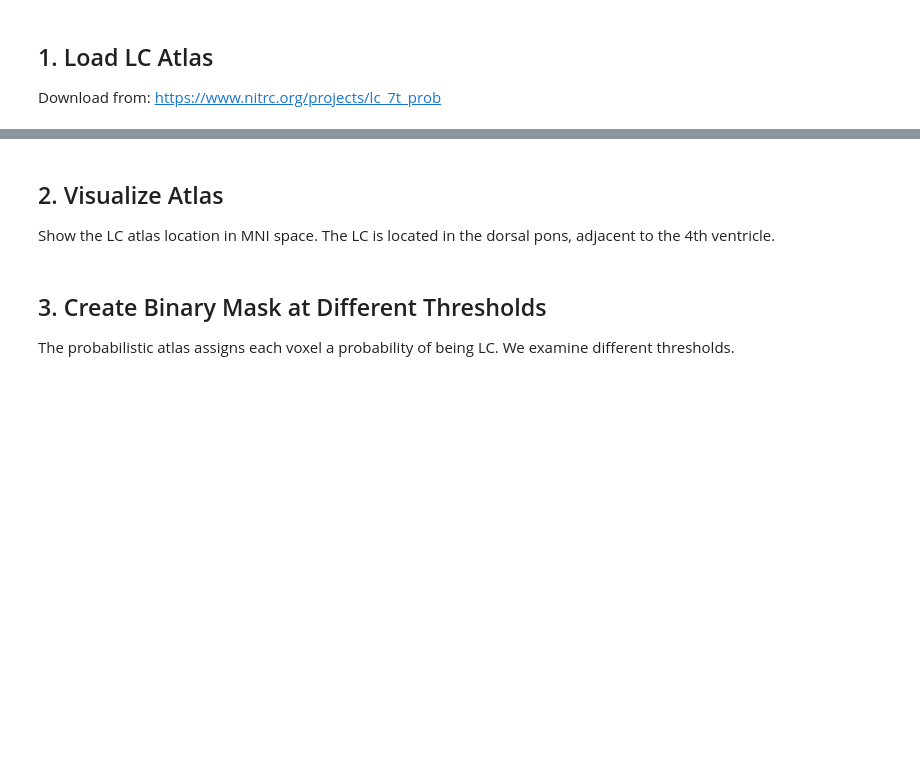
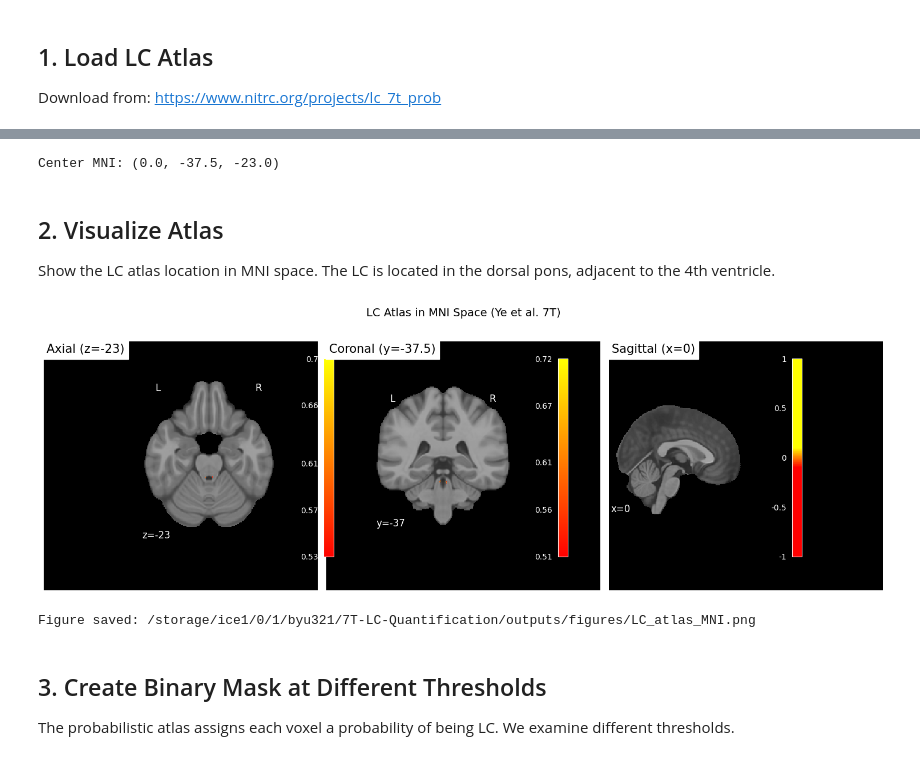
Before and after one commit to brennen-yu/7T-LC-Quantification, a Jupyter notebook: notebooks/03_atlas_application.ipynb, the cells around one changed output, grey strips where cells are left out. Drawn from its saved outputs; the diff is of its cells as text; code cells hidden in the pictures; blank space fills up the shorter version.

```diff
--- a/notebooks/03_atlas_application.ipynb
+++ b/notebooks/03_atlas_application.ipynb
@@ -69,3 +90,30 @@ else:
+# %%
+# Full Bounding Box Check
+from nilearn.image import coord_transform
+
+indices = np.where(lc_atlas_data > 0)
+x_idx, y_idx, z_idx = indices[0], indices[1], indices[2]
+
+def get_mni_range(indices, dim_idx):
+    min_i, max_i = indices.min(), indices.max()
+    # Transform assumes x,y,z order.
+    # Note: affine maps (i,j,k) -> (x,y,z).
+    # We need to construct the full coordinate vector.
+    # Simple approximation using diagonal if affine is simple, but let's be robust:
+
+    # Get center coordinate
+    center_idx = int((min_i + max_i)/2)
+    return center_idx # Just returning index for now is less useful.
+
+# Let's just print the raw indices range and map the CENTERS to MNI
+cx = int((x_idx.min() + x_idx.max()) / 2)
+cy = int((y_idx.min() + y_idx.max()) / 2)
+cz = int((z_idx.min() + z_idx.max()) / 2)
+
+mni_center = coord_transform(cx, cy, cz, lc_atlas_img.affine)
+print(f"Center MNI: {mni_center}")
+# %% [output]
+Center MNI: (0.0, -37.5, -23.0)
 # %% [markdown]
 ## 2. Visualize Atlas
 
@@ -73,36 +121,39 @@ Show the LC atlas location in MNI space. The LC is located in the dorsal pons, a
 # %%
 # Plot atlas on MNI template
 mni_template = load_mni152_template()
 
 fig, axes = plt.subplots(1, 3, figsize=(15, 5))
 
 # LC is approximately at these MNI coordinates
 # x: +/-4-6mm (bilateral), y: -35 to -40mm, z: -25 to -35mm
 
 for i, (display_mode, cut_coords, title) in enumerate([
-    ('z', [-30], 'Axial (z=-30)'),
-    ('y', [-37], 'Coronal (y=-37)'),
-    ('x', [5], 'Sagittal (x=5)')
+    ('z', [-23], 'Axial (z=-23)'),
+    ('y', [-37.5], 'Coronal (y=-37.5)'),
+    ('x', [0], 'Sagittal (x=0)')
 ]):
     display = plotting.plot_roi(
         lc_atlas_img,
         bg_img=mni_template,
         cut_coords=cut_coords,
         display_mode=display_mode,
         axes=axes[i],
         title=title,
         alpha=0.7,
         cmap='autumn'
     )
 
 plt.suptitle('LC Atlas in MNI Space (Ye et al. 7T)', y=1.02, fontsize=14)
 plt.tight_layout()
 
 output_path = config.figures_dir / 'LC_atlas_MNI.png'
 plt.savefig(output_path, dpi=150, bbox_inches='tight')
 plt.show()
 
 print(f"Figure saved: {output_path}")
+# %% [output]
+[figure, added]
+Figure saved: /storage/ice1/0/1/byu321/7T-LC-Quantification/outputs/figures/LC_atlas_MNI.png
 # %% [markdown]
 ## 3. Create Binary Mask at Different Thresholds
 
```
Also changed, not shown: parts of 7 cells of this notebook, 1 other file.
